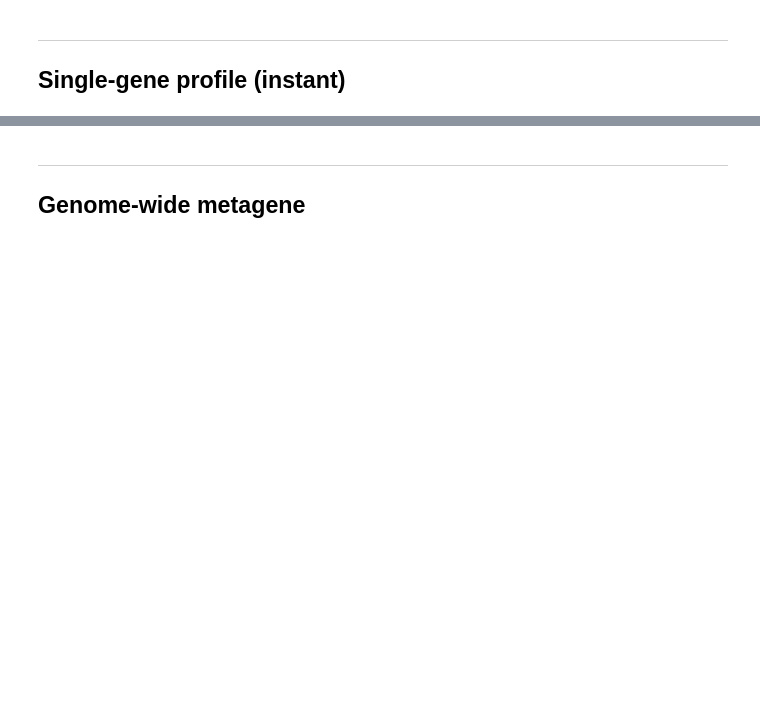
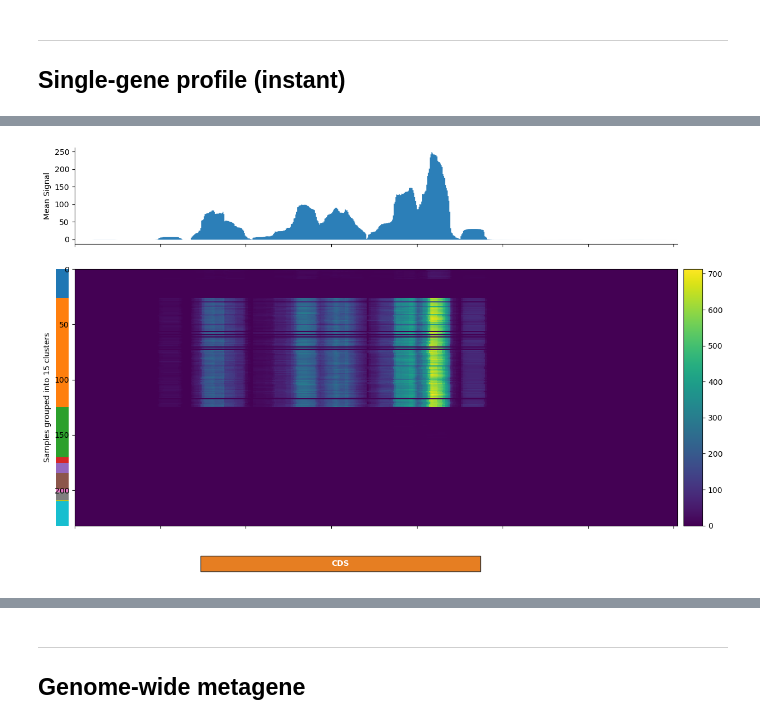
Before and after one commit to Ensembl/ensembl-genes-nf, a Jupyter notebook: notebooks/gene_profile_from_bam_zarr.ipynb, the cells around one changed output, grey strips where cells are left out. Saved outputs shown, nothing was run; the diff lists cells and outputs as text; code cells hidden in the pictures; blank space fills up the shorter version.

```diff
--- a/notebooks/gene_profile_from_bam_zarr.ipynb
+++ b/notebooks/gene_profile_from_bam_zarr.ipynb
@@ -318,6 +400,7 @@ print(f'Saved to {out}')
 ---
 ## Single-gene profile (instant)
 # %%
+GENE_ID = "ENSDARG00160032884"
 # ── Pick gene ──────────────────────────────────────────────────────
 if GENE_ID:
     _gf = genes_pl.filter(pl.col('gene_id') == GENE_ID)
@@ -333,7 +416,7 @@ gene_reads = reads_pl.filter(pl.col('global_id').is_in(gene_gids))
 
 # ── Build transcript coord map ────────────────────────────────────
 gf = features_pl.filter(pl.col('gene_id') == gene['gene_id'])
-exons = [(r[2], r[3]) for r in gf.filter(pl.col('feature')=='exon').select(['Start','End']).iter_rows()]
+exons = [(r[0], r[1]) for r in gf.filter(pl.col('feature')=='exon').select(['Start','End']).iter_rows()]
 cdss  = [(r[0], r[1]) for r in gf.filter(pl.col('feature')=='CDS').select(['Start','End']).iter_rows()]
 exons = sorted(set(exons)); cdss = sorted(set(cdss))
 
@@ -393,0 +548,4 @@ plot_profiles(profiles, tx_len, cds_s, cds_e, sel_samples,
+# %%
+plot_ribo_kmeans(profiles, tx_len, cds_s, cds_e);
+# %% [output]
+[figure, added]
```
Also changed, not shown: parts of 19 cells of this notebook.
